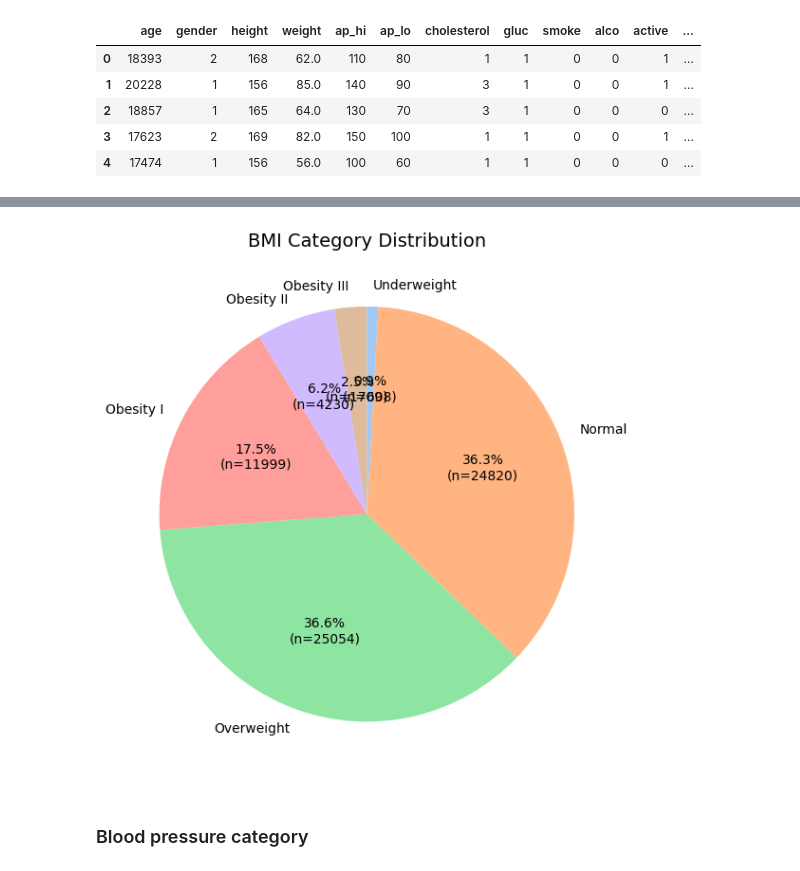
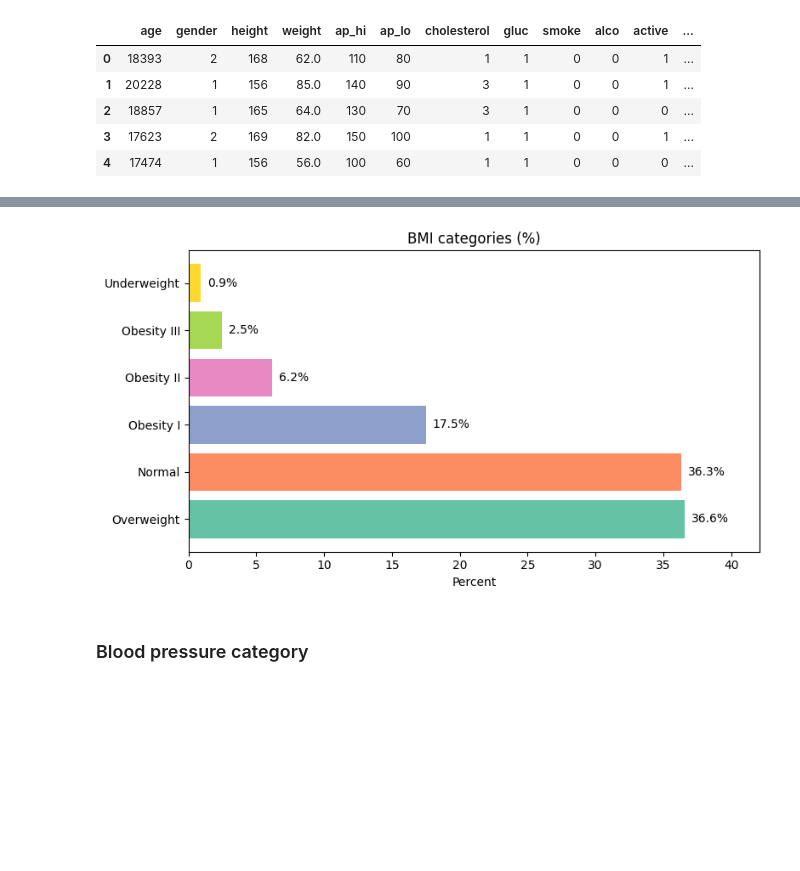
Before and after one commit to lizabguercho/DI_Final_Project_CVD, a Jupyter notebook: Final_project.ipynb, the cells around one changed output, grey strips where cells are left out. Drawn from its saved outputs; the diff is of its cells as text; code cells hidden in the pictures; blank space fills up the shorter version.

Commit message:
added more plots

```diff
--- a/Final_project.ipynb
+++ b/Final_project.ipynb
@@ -505,7 +457,9 @@ plot_bar2(bmi_counts,"bmi_bin","count",title ="Distribution of BMI", palette="pa
 # %%
-plot_pie(df_clean,"bmi_bin",title = "BMI Category Distribution",palette = "pastel")
+# plot_pie2(df_clean,"bmi_bin",title = "BMI Category Distribution",palette = "pastel")
-# %% [output]
-[figure, removed]
+# %%
+barh_percent(df_clean,"bmi_bin", title="BMI categories (%)",palette = "Set2")
+# %% [output]
+[figure, added]
 # %% [markdown]
 ### Blood pressure category
 # %%
```
Also changed, not shown: parts of 23 cells of this notebook, 1 other file.
